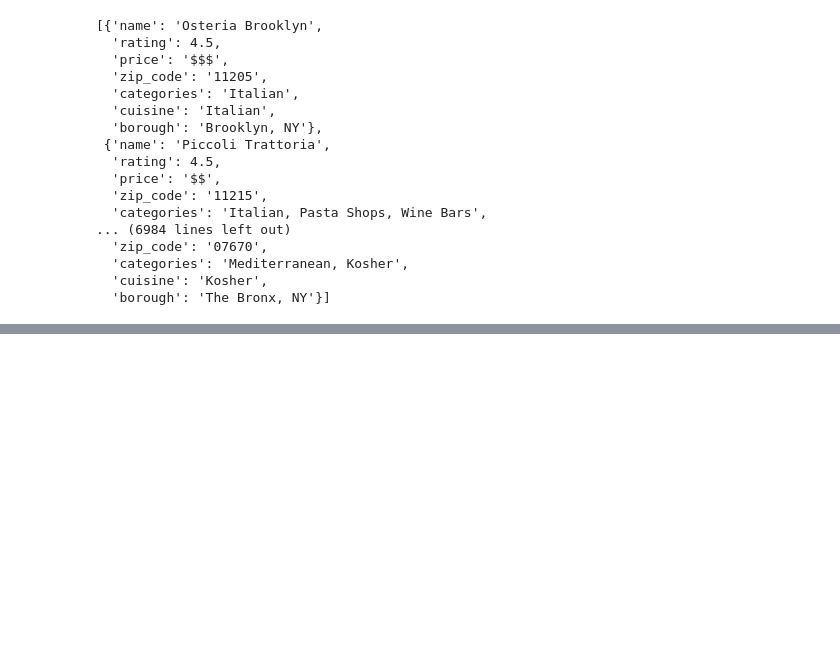
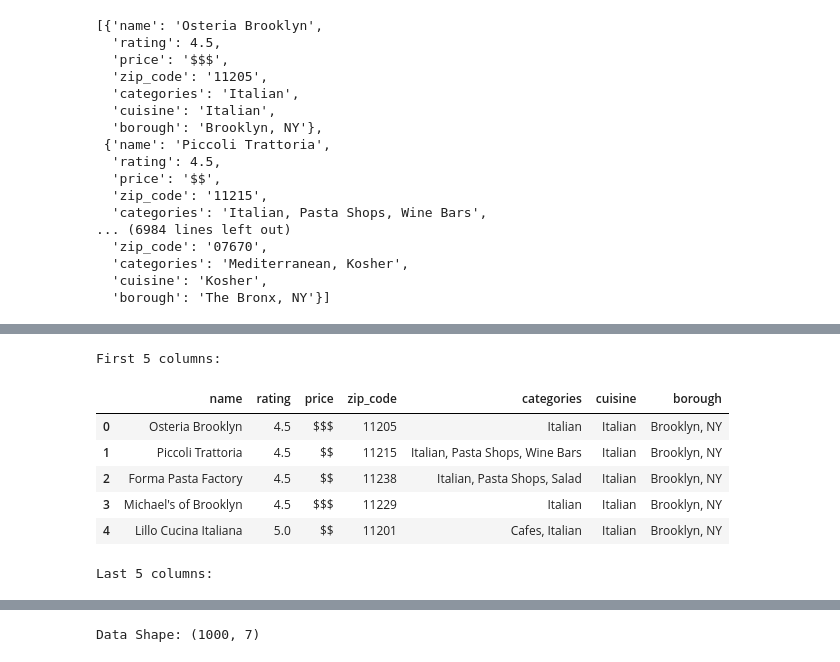
Before and after one commit to benbesthof/goodrestaurants, a Jupyter notebook: src/restaurant_analysis/restaurant.ipynb, the cells around one changed output, grey strips where cells are left out. Saved outputs shown, nothing was run; the diff lists cells and outputs as text; code cells hidden in the pictures; blank space fills up the shorter version.

```diff
--- a/src/restaurant_analysis/restaurant.ipynb
+++ b/src/restaurant_analysis/restaurant.ipynb
@@ -34,0 +73,25 @@ Data collection complete and saved to restaurants_data.csv
+# %%
+from rest_summary import DataSummary
+# Read the CSV file into a DataFrame
+df_restaurants = pd.read_csv('restaurants_data.csv')
+
+# Create an instance of the DataSummary class
+data_summary = DataSummary(df_restaurants)
+
+# Display the first and last five rows of the data
+print("\nFirst 5 columns:")
+data_summary.display_head()
+print("\nLast 5 columns:")
+data_summary.display_tail()
+
+# Get the shape of the data
+print(f"Data Shape: {data_summary.get_shape()}")
+# %% [output]
+First 5 columns:
+|  | name | rating | price | zip_code | categories | cuisine | borough |
+| 0 | Osteria Brooklyn | 4.5 | $$$ | 11205 | Italian | Italian | Brooklyn, NY |
+| 1 | Piccoli Trattoria | 4.5 | $$ | 11215 | Italian, Pasta Shops, Wine Bars | Italian | Brooklyn, NY |
+| 2 | Forma Pasta Factory | 4.5 | $$ | 11238 | Italian, Pasta Shops, Salad | Italian | Brooklyn, NY |
+| 3 | Michael's of Brooklyn | 4.5 | $$$ | 11229 | Italian | Italian | Brooklyn, NY |
+| 4 | Lillo Cucina Italiana | 5.0 | $$ | 11201 | Cafes, Italian | Italian | Brooklyn, NY |
+Last 5 columns:
@@ -34,0 +104 @@ Data collection complete and saved to restaurants_data.csv
+Data Shape: (1000, 7)
```
Also changed, not shown: parts of 2 cells of this notebook.
